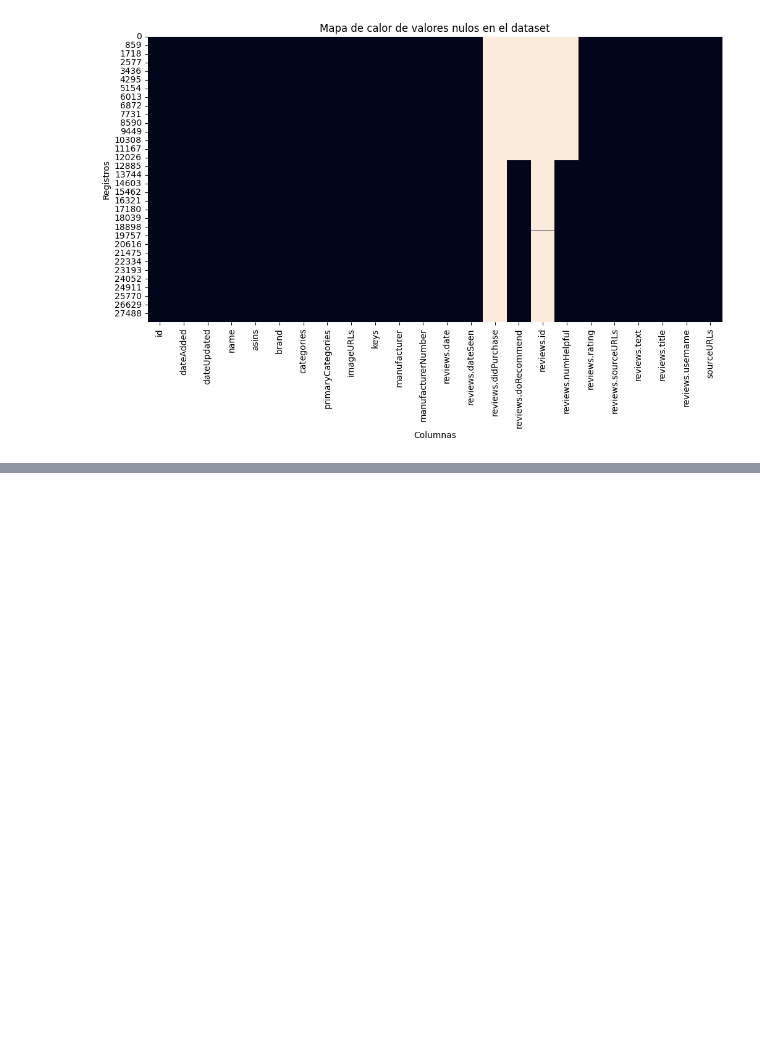
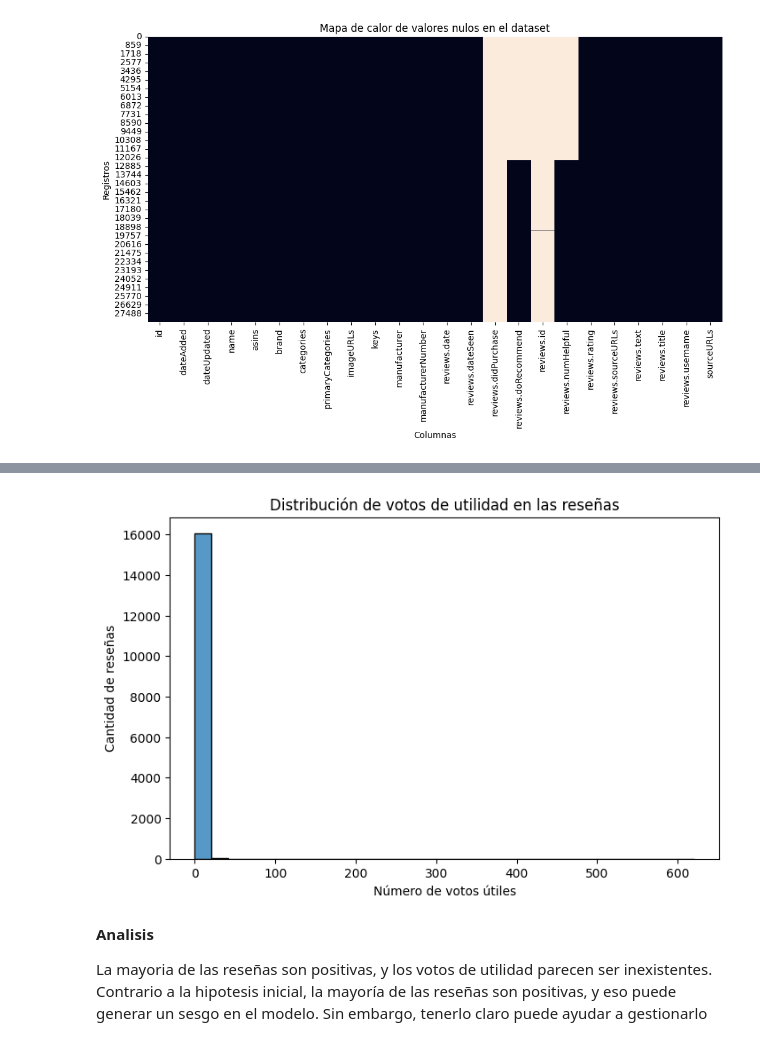
Before and after one commit to R3beAM/Proyecto-Final-Integracion, a Jupyter notebook: Parte_2_Proyecto_Final_Integracion.ipynb, the cells around one changed output, grey strips where cells are left out. Drawn from its saved outputs; the diff is of its cells as text; code cells hidden in the pictures; blank space fills up the shorter version.

```diff
--- a/Parte_2_Proyecto_Final_Integracion.ipynb
+++ b/Parte_2_Proyecto_Final_Integracion.ipynb
@@ -319,0 +473,21 @@ Resumen de valores nulos:
+# %%
+#Histograma de votos útiles reviews.numHelpful
+
+plt.figure(figsize=(8, 5))
+
+sns.histplot(
+    data=df,
+    x="reviews.numHelpful",
+    bins=30
+)
+
+plt.title("Distribución de votos de utilidad en las reseñas")
+plt.xlabel("Número de votos útiles")
+plt.ylabel("Cantidad de reseñas")
+plt.show()
+# %% [output]
+[figure, added]
+# %% [markdown]
+**Analisis**
+
+La mayoria de las reseñas son positivas, y los votos de utilidad parecen ser inexistentes. Contrario a la hipotesis inicial, la mayoría de las reseñas son positivas, y eso puede generar un sesgo en el modelo. Sin embargo, tenerlo claro puede ayudar a gestionarlo
```
Also changed, not shown: parts of 13 cells of this notebook.
